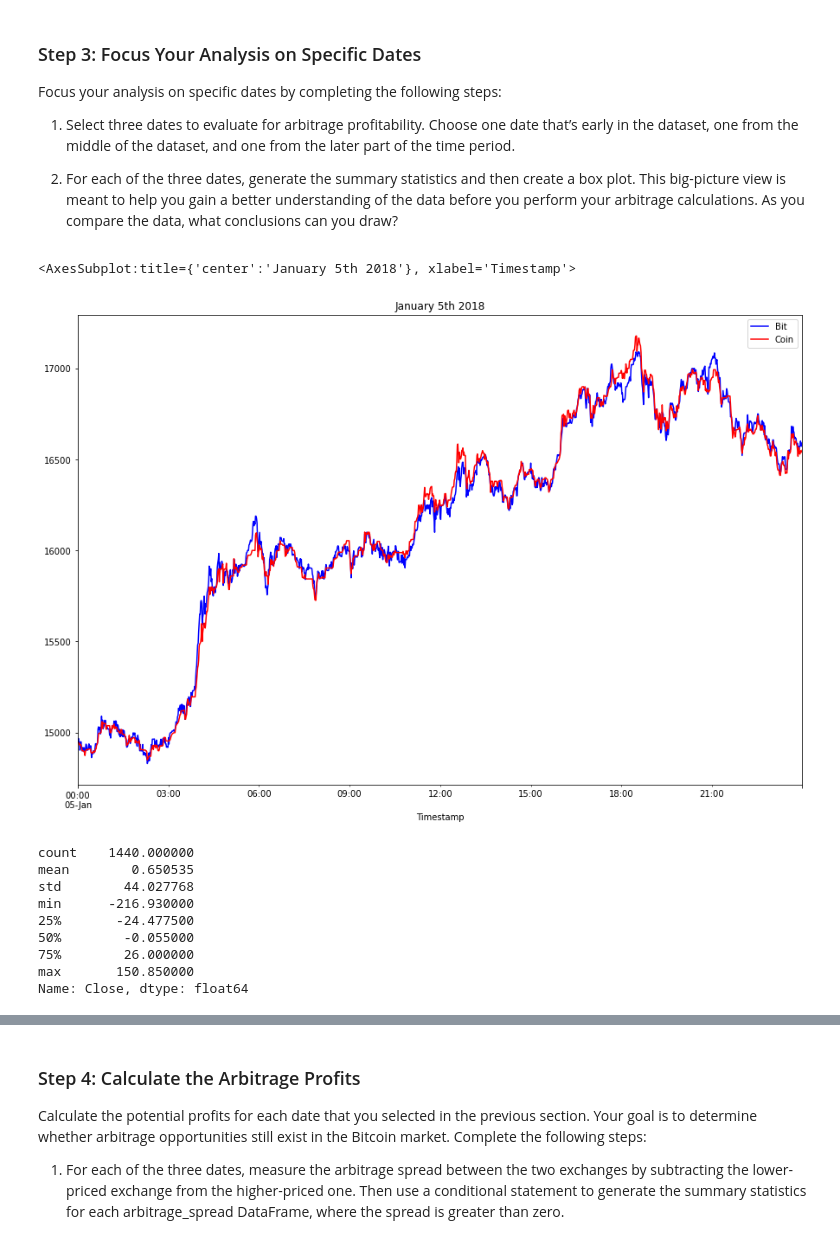
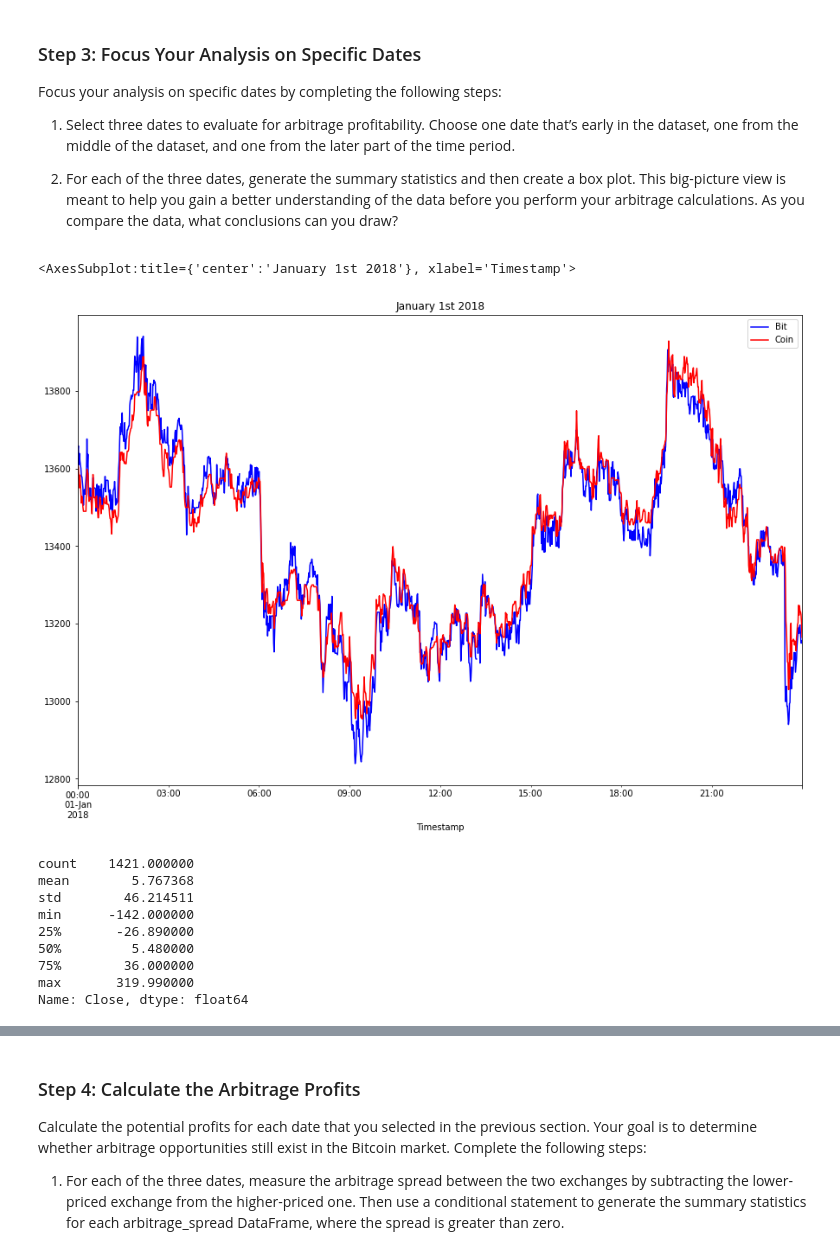
Before and after one commit to MaureenKC/Challenge-3, a Jupyter notebook: Fintech challenge 3/Starter_Code/crypto_arbitrage.ipynb, the cells around one changed output, grey strips where cells are left out. Drawn from its saved outputs; the diff is of its cells as text; code cells hidden in the pictures.

```diff
--- a/Fintech challenge 3/Starter_Code/crypto_arbitrage.ipynb
+++ b/Fintech challenge 3/Starter_Code/crypto_arbitrage.ipynb
@@ -334,27 +335,27 @@ Focus your analysis on specific dates by completing the following steps:
 # %%
 # Create an overlay plot that visualizes the two dataframes over a period of one day early in the dataset.
 # Be sure that the plots include the parameters `legend`, `figsize`, `title`, `color` and `label`
-bitstamp['Close'].loc['2018-01-05'].plot(legend=True , figsize=(15,10) , title="January 5th 2018" , color="blue" , label="Bit")
-coinbase['Close'].loc['2018-01-05'].plot(legend=True , figsize=(15,10) , color="red" , label="Coin")
+bitstamp['Close'].loc['2018-01-01'].plot(legend=True , figsize=(15,10) , title="January 1st 2018" , color="blue" , label="Bit")
+coinbase['Close'].loc['2018-01-01'].plot(legend=True , figsize=(15,10) , color="red" , label="Coin")
 # %% [output]
-<AxesSubplot:title={'center':'January 5th 2018'}, xlabel='Timestamp'>
+<AxesSubplot:title={'center':'January 1st 2018'}, xlabel='Timestamp'>
-[figure, old version]
+[figure, new version]
 # %%
 # Using the early date that you have selected, calculate the arbitrage spread
 # by subtracting the bitstamp lower closing prices from the coinbase higher closing prices
-arbitrage_spread_early = coinbase['Close'].loc['2018-01-05']-bitstamp['Close'].loc['2018-01-05']
+arbitrage_spread_early = coinbase['Close'].loc['2018-01-01']-bitstamp['Close'].loc['2018-01-01']
 
 # Generate summary statistics for the early DataFrame
 arbitrage_spread_early.describe()
 # %% [output]
-count    1440.000000
-mean        0.650535
-std        44.027768
-min      -216.930000
-25%       -24.477500
-50%        -0.055000
-75%        26.000000
-max       150.850000
+count    1421.000000
+mean        5.767368
+std        46.214511
+min      -142.000000
+25%       -26.890000
+50%         5.480000
+75%        36.000000
+max       319.990000
 Name: Close, dtype: float64
 # %%
 # Visualize the arbitrage spread from early in the dataset in a box plot
```
Also changed, not shown: parts of 41 cells of this notebook, 1 other file.
